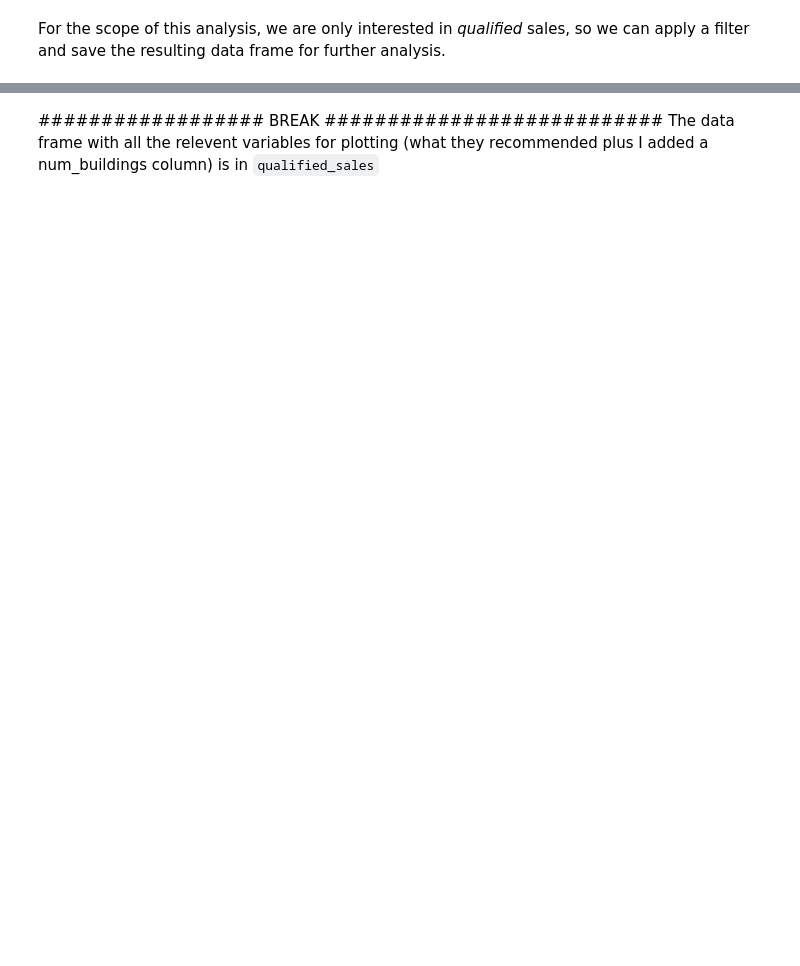
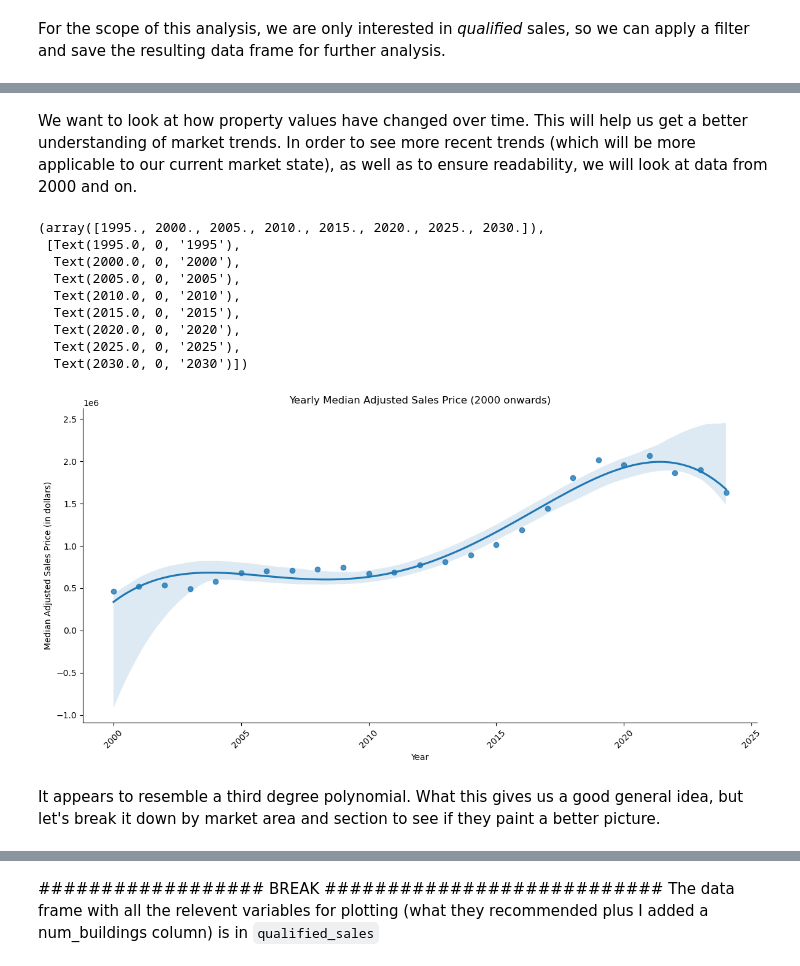
Before and after one commit to JakeMachulcz/Boulder-CO-Market-Value-EDA---KNN-Predictor, a Jupyter notebook: final_project.ipynb, the cells around one changed output, grey strips where cells are left out. Drawn from its saved outputs; the diff is of its cells as text; code cells hidden in the pictures; blank space fills up the shorter version.

```diff
--- a/final_project.ipynb
+++ b/final_project.ipynb
@@ -716,0 +719,26 @@ Exploring the Data
+# %% [markdown]
+We want to look at how property values have changed over time.  This will help us get a better understanding of market trends.  In order to see more recent trends (which will be more applicable to our current market state), as well as to ensure readability, we will look at data from 2000 and on.
+# %%
+yearly_median_prices = qualified_sales.groupby(qualified_sales['date'].dt.year)['adjusted_sales_price'].median().reset_index()
+yearly_median_prices = yearly_median_prices[yearly_median_prices['date'] >= 2000]
+
+sns.lmplot(yearly_median_prices, x='date', y='adjusted_sales_price', aspect=2, height=6, order=4)
+
+# Customize the plot
+plt.xlabel('Year')
+plt.ylabel('Median Adjusted Sales Price (in dollars)')
+plt.title('Yearly Median Adjusted Sales Price (2000 onwards)')
+plt.xticks(rotation=45)
+# %% [output]
+(array([1995., 2000., 2005., 2010., 2015., 2020., 2025., 2030.]),
+ [Text(1995.0, 0, '1995'),
+  Text(2000.0, 0, '2000'),
+  Text(2005.0, 0, '2005'),
+  Text(2010.0, 0, '2010'),
+  Text(2015.0, 0, '2015'),
+  Text(2020.0, 0, '2020'),
+  Text(2025.0, 0, '2025'),
+  Text(2030.0, 0, '2030')])
+[figure, added]
+# %% [markdown]
+It appears to resemble a third degree polynomial.  What this gives us a good general idea, but let's break it down by market area and section to see if they paint a better picture.
```
Also changed, not shown: parts of 36 cells of this notebook.
